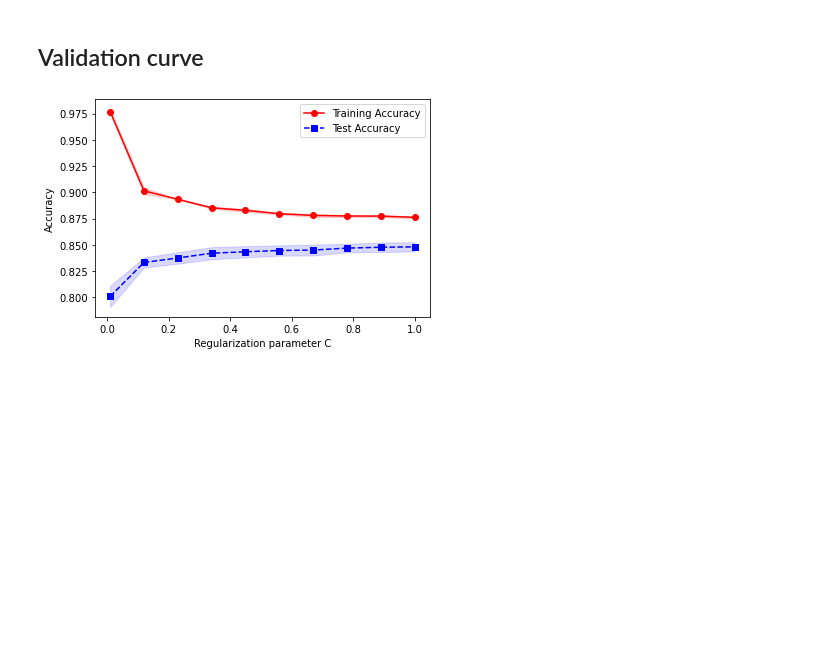
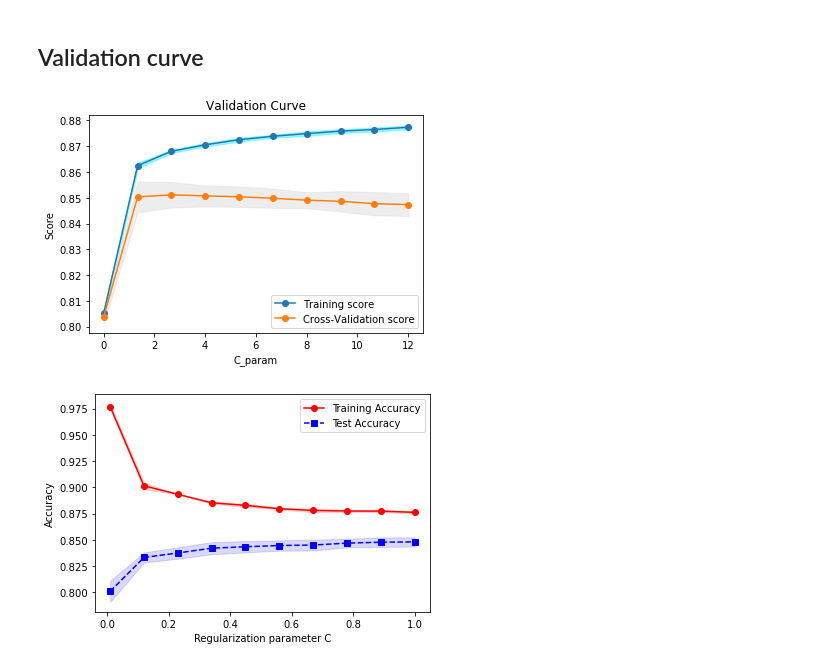
Before and after one commit to ngonhan2k5/cs-ml, a Jupyter notebook: proj1/svm-ngonhan.ipynb, the cells around one changed output. Saved outputs shown, nothing was run; the diff lists cells and outputs as text; code cells hidden in the pictures; blank space fills up the shorter version.

```diff
--- a/proj1/svm-ngonhan.ipynb
+++ b/proj1/svm-ngonhan.ipynb
@@ -279,10 +281,12 @@ Learning curve for this SVM model
 # %% [markdown]
 ## Validation curve
 # %%
-param_range = np.linspace(0.01, 1, 10)
+param_range = np.linspace(0.01, 12, 10)
 
 train_scores, test_scores = validation_curve(svmModel, X_train2, y_train2, param_name="SVC__C", param_range=param_range, scoring="accuracy")
 show_curve(param_range, train_scores, test_scores, 'Validation Curve', 'C_param')
+# %% [output]
+[figure, added]
 # %%
 # Mean value of accuracy against training data
 train_mean = np.mean(train_scores, axis=1)
```
Also changed, not shown: parts of 1 cell of this notebook.
